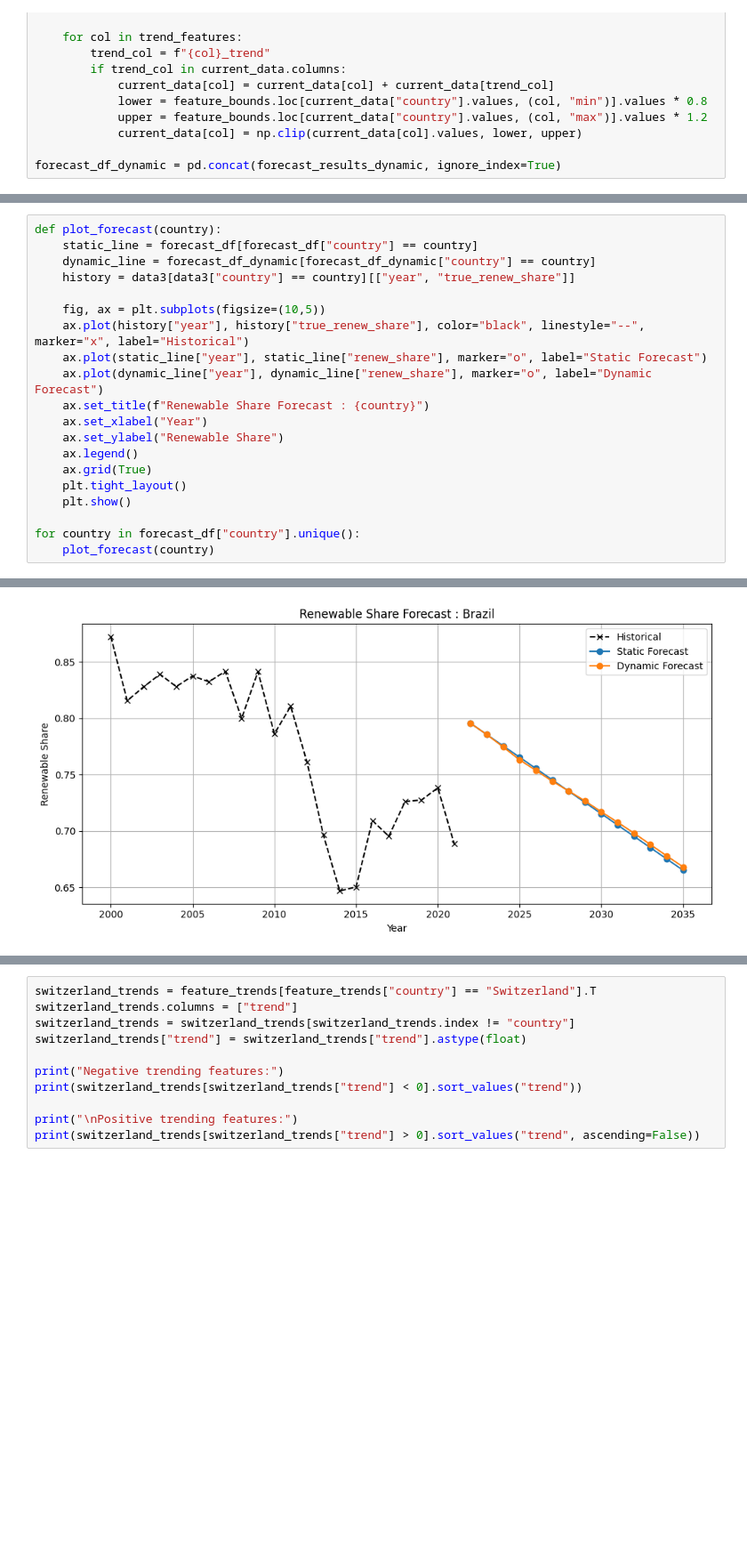
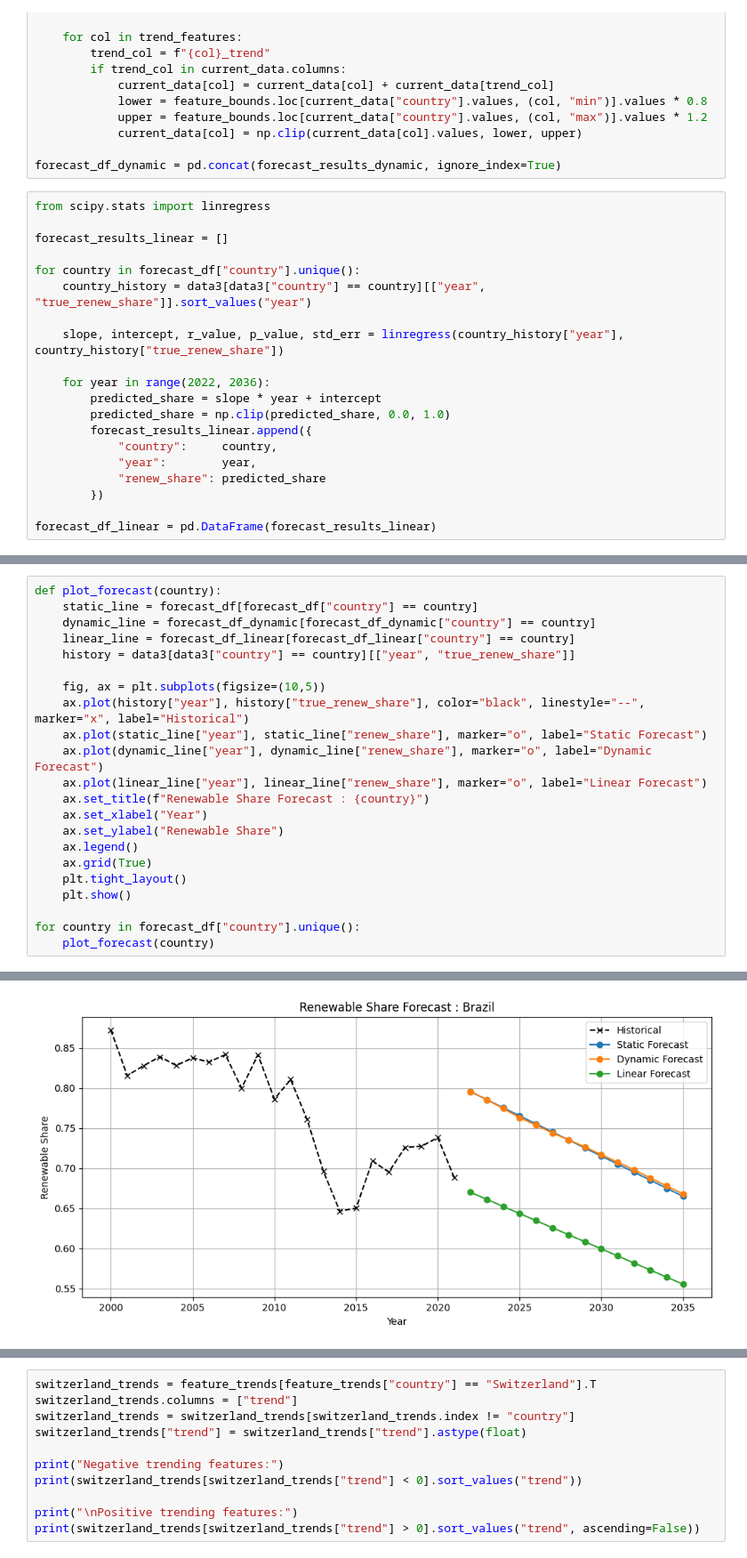
Before and after one commit to nikbeltz2/future-green-countries-ml-, a Jupyter notebook: notebooks/renewable_share_forecast.ipynb, the cells around one changed output, grey strips where cells are left out. Shown at 89% size. Saved outputs shown, nothing was run; the diff lists cells and outputs as text; blank space fills up the shorter version.

Commit message:
Added linear model

```diff
--- a/notebooks/renewable_share_forecast.ipynb
+++ b/notebooks/renewable_share_forecast.ipynb
@@ -324,6 +324,26 @@ for year in range (2023, 2036):
             current_data[col] = np.clip(current_data[col].values, lower, upper)
 
 forecast_df_dynamic = pd.concat(forecast_results_dynamic, ignore_index=True)
+# %%
+from scipy.stats import linregress
+
+forecast_results_linear = []
+
+for country in forecast_df["country"].unique():
+    country_history = data3[data3["country"] == country][["year", "true_renew_share"]].sort_values("year")
+
+    slope, intercept, r_value, p_value, std_err = linregress(country_history["year"], country_history["true_renew_share"])
+
+    for year in range(2022, 2036):
+        predicted_share = slope * year + intercept
+        predicted_share = np.clip(predicted_share, 0.0, 1.0)
+        forecast_results_linear.append({
+            "country":     country,
+            "year":        year,
+            "renew_share": predicted_share
+        })
+
+forecast_df_linear = pd.DataFrame(forecast_results_linear)
 # %%
 def country_comparison_table(country):
 
@@ -378,12 +404,14 @@ country_comparison_table("Switzerland")
 def plot_forecast(country):
     static_line = forecast_df[forecast_df["country"] == country]
     dynamic_line = forecast_df_dynamic[forecast_df_dynamic["country"] == country]
+    linear_line = forecast_df_linear[forecast_df_linear["country"] == country]
     history = data3[data3["country"] == country][["year", "true_renew_share"]]
 
     fig, ax = plt.subplots(figsize=(10,5))
     ax.plot(history["year"], history["true_renew_share"], color="black", linestyle="--", marker="x", label="Historical")
     ax.plot(static_line["year"], static_line["renew_share"], marker="o", label="Static Forecast")
     ax.plot(dynamic_line["year"], dynamic_line["renew_share"], marker="o", label="Dynamic Forecast")
+    ax.plot(linear_line["year"], linear_line["renew_share"], marker="o", label="Linear Forecast")
     ax.set_title(f"Renewable Share Forecast : {country}")
     ax.set_xlabel("Year")
     ax.set_ylabel("Renewable Share")
@@ -401 +429 @@ for country in forecast_df["country"].unique():
-[figure, old version]
+[figure, new version]
```
Also changed, not shown: parts of 4 cells of this notebook.
